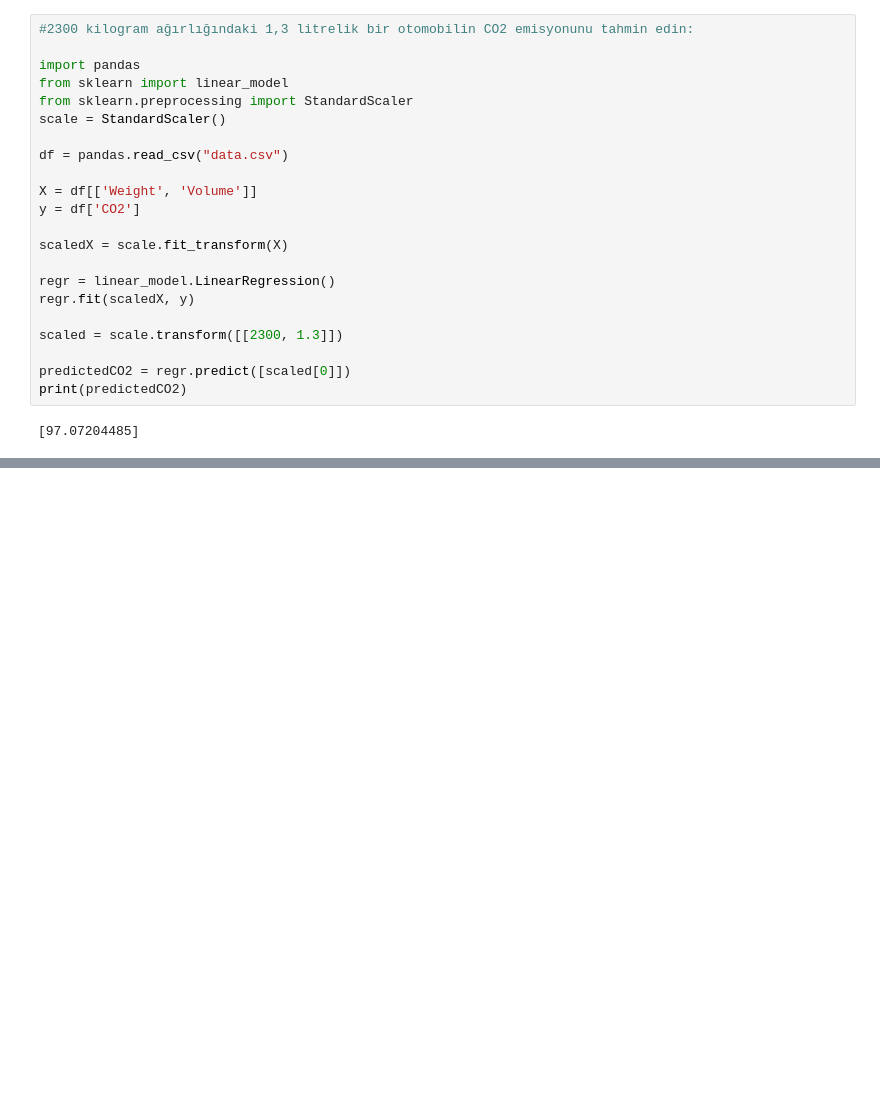
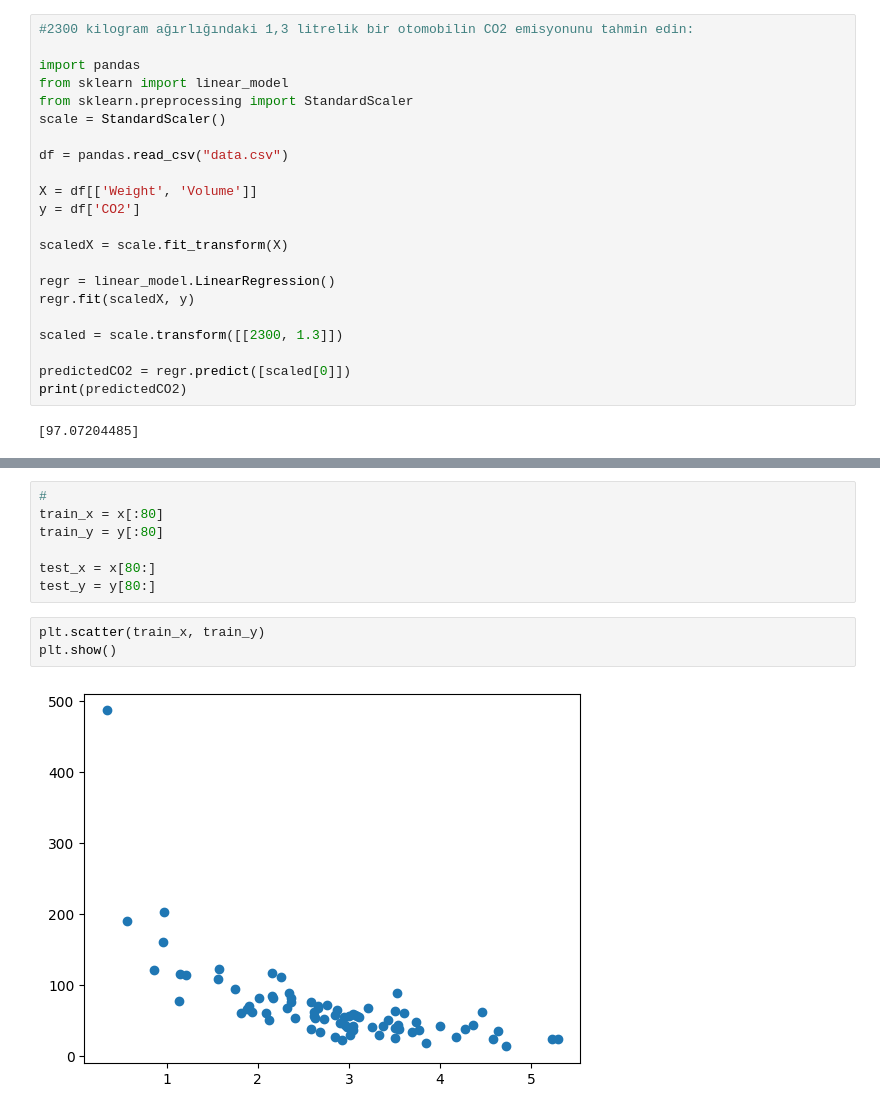
Before and after one commit to azem46/Python_Codlab_Handbook, a Jupyter notebook: Python_Ders_15_Machine_Learn_2.ipynb, the cells around one changed output, grey strips where cells are left out. Cells and saved outputs as stored; diff of their text form; blank space fills up the shorter version.

```diff
--- a/Python_Ders_15_Machine_Learn_2.ipynb
+++ b/Python_Ders_15_Machine_Learn_2.ipynb
@@ -132,0 +176,12 @@ print(predictedCO2)
+# %%
+#
+train_x = x[:80]
+train_y = y[:80]
+
+test_x = x[80:]
+test_y = y[80:]
+# %%
+plt.scatter(train_x, train_y)
+plt.show()
+# %% [output]
+[figure, added]
```
Also changed, not shown: parts of 121 cells of this notebook.
